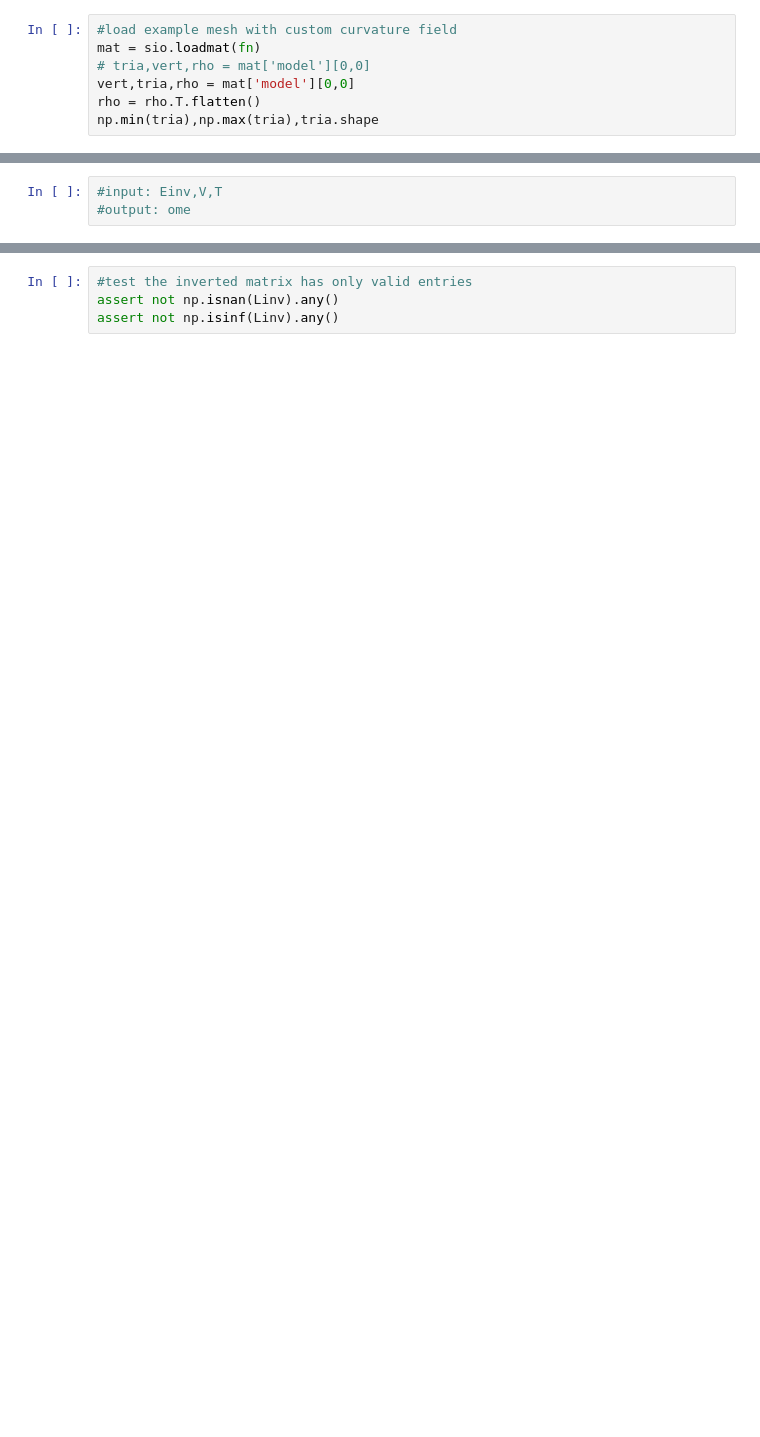
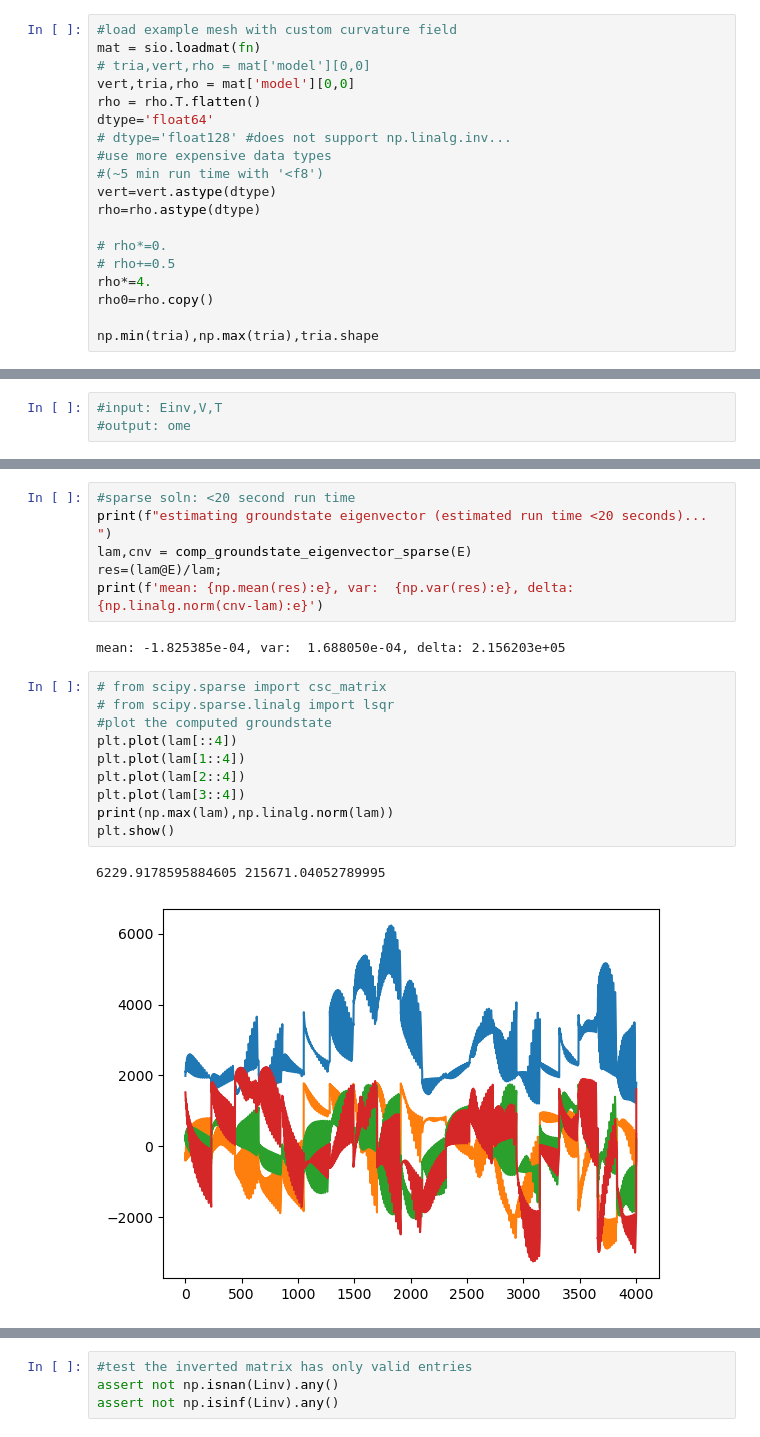
Before and after one commit to timtyree/avi, a Jupyter notebook: nb/spin transformations on discrete surfaces.ipynb, the cells around one changed output, grey strips where cells are left out. Cells and saved outputs as stored; diff of their text form; blank space fills up the shorter version.

```diff
--- a/nb/spin transformations on discrete surfaces.ipynb
+++ b/nb/spin transformations on discrete surfaces.ipynb
@@ -77,6 +381,18 @@ mat = sio.loadmat(fn)
 # tria,vert,rho = mat['model'][0,0]
 vert,tria,rho = mat['model'][0,0]
 rho = rho.T.flatten()
+dtype='float64'
+# dtype='float128' #does not support np.linalg.inv...
+#use more expensive data types
+#(~5 min run time with '<f8')
+vert=vert.astype(dtype)
+rho=rho.astype(dtype)
+
+# rho*=0.
+# rho+=0.5
+rho*=4.
+rho0=rho.copy()
+
 np.min(tria),np.max(tria),tria.shape
 # %% [output]
 (1, 4002, (3, 8000))
@@ -996,0 +1611,21 @@ Linv = np.linalg.inv(L)
+# %%
+#sparse soln: <20 second run time
+print(f"estimating groundstate eigenvector (estimated run time <20 seconds)... ")
+lam,cnv = comp_groundstate_eigenvector_sparse(E)
+res=(lam@E)/lam;
+print(f'mean: {np.mean(res):e}, var:  {np.var(res):e}, delta: {np.linalg.norm(cnv-lam):e}')
+# %% [output]
+mean: -1.825385e-04, var:  1.688050e-04, delta: 2.156203e+05
+# %%
+# from scipy.sparse import csc_matrix
+# from scipy.sparse.linalg import lsqr
+#plot the computed groundstate
+plt.plot(lam[::4])
+plt.plot(lam[1::4])
+plt.plot(lam[2::4])
+plt.plot(lam[3::4])
+print(np.max(lam),np.linalg.norm(lam))
+plt.show()
+# %% [output]
+6229.9178595884605 215671.04052789995
+[figure, added]
```
Also changed, not shown: parts of 268 cells of this notebook.
